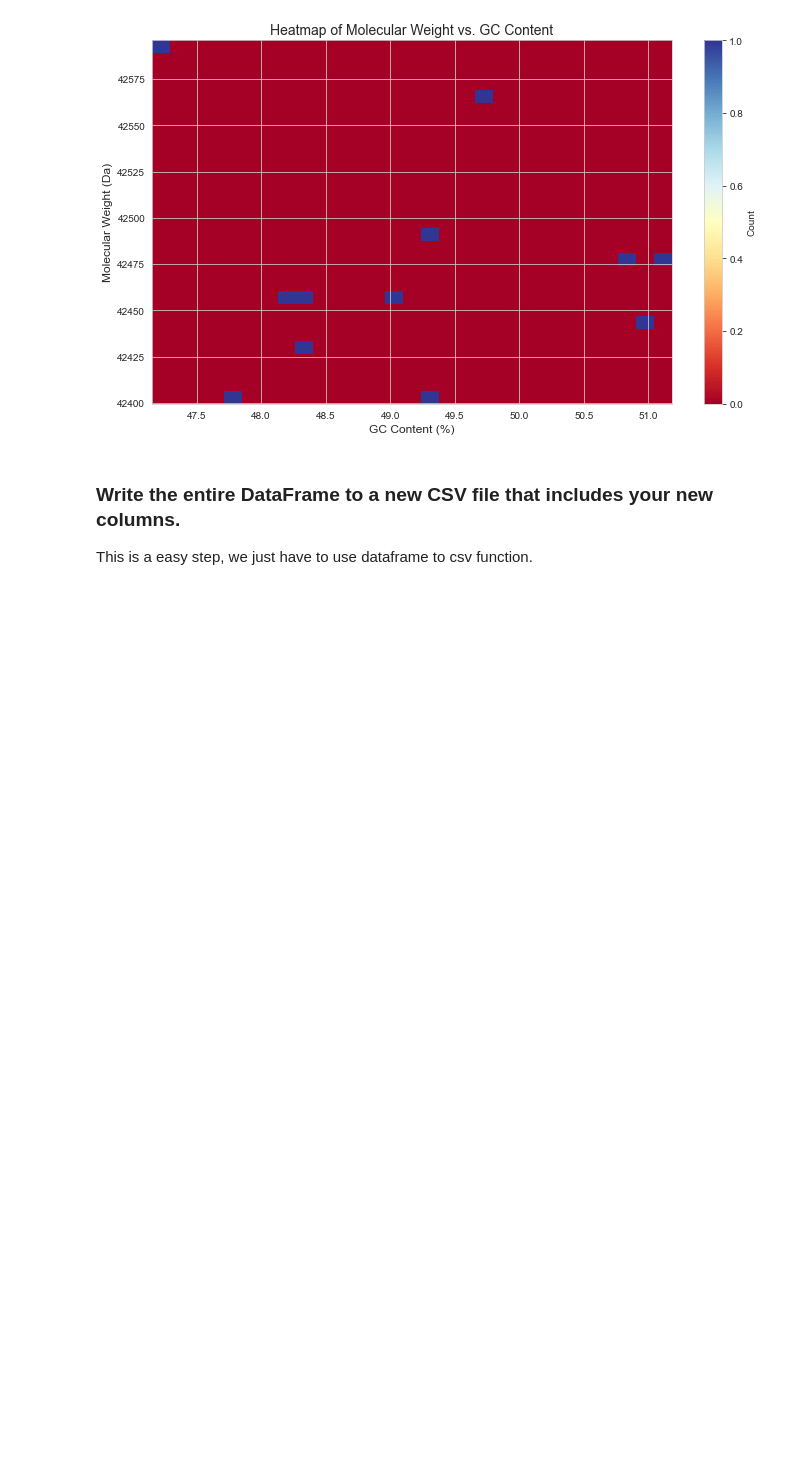
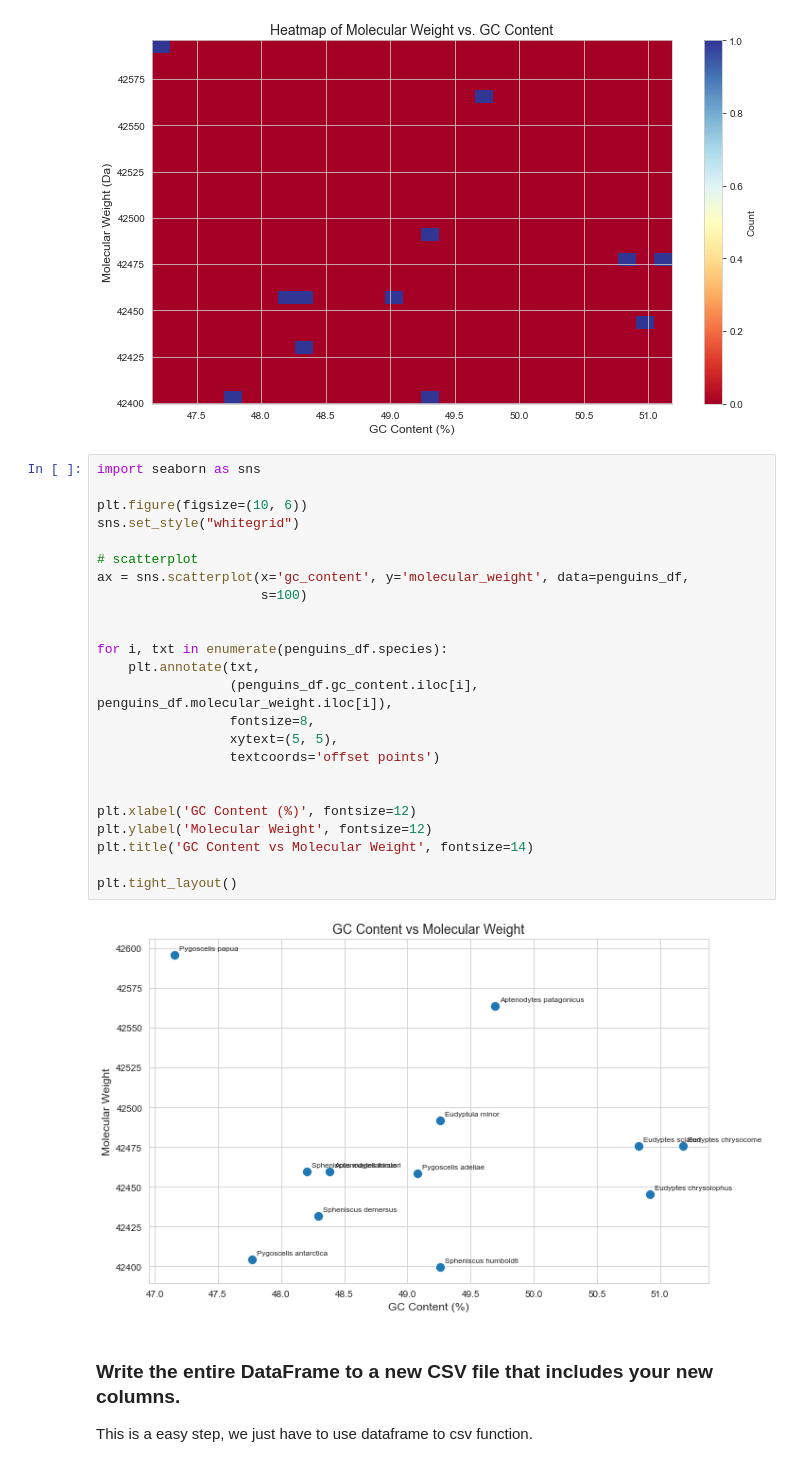
Before and after one commit to sadiya0312/BCB546-PythonHW_Spring2025, a Jupyter notebook: Sadiya_assign.ipynb, the cells around one changed output. Cells and saved outputs as stored; diff of their text form; blank space fills up the shorter version.

```diff
--- a/Sadiya_assign.ipynb
+++ b/Sadiya_assign.ipynb
@@ -280,6 +282,32 @@ plt.tight_layout()
 plt.show()
 # %% [output]
 [figure]
+# %%
+import seaborn as sns
+
+plt.figure(figsize=(10, 6))
+sns.set_style("whitegrid")
+
+# scatterplot
+ax = sns.scatterplot(x='gc_content', y='molecular_weight', data=penguins_df,
+                     s=100)
+
+
+for i, txt in enumerate(penguins_df.species):
+    plt.annotate(txt,
+                 (penguins_df.gc_content.iloc[i], penguins_df.molecular_weight.iloc[i]),
+                 fontsize=8,
+                 xytext=(5, 5),
+                 textcoords='offset points')
+
+
+plt.xlabel('GC Content (%)', fontsize=12)
+plt.ylabel('Molecular Weight', fontsize=12)
+plt.title('GC Content vs Molecular Weight', fontsize=14)
+
+plt.tight_layout()
+# %% [output]
+[figure, added]
 # %% [markdown]
 ### Write the entire DataFrame to a new CSV file that includes your new columns.
 This is a easy step, we just have to use dataframe to csv function.
```
Also changed, not shown: parts of 1 cell of this notebook.
